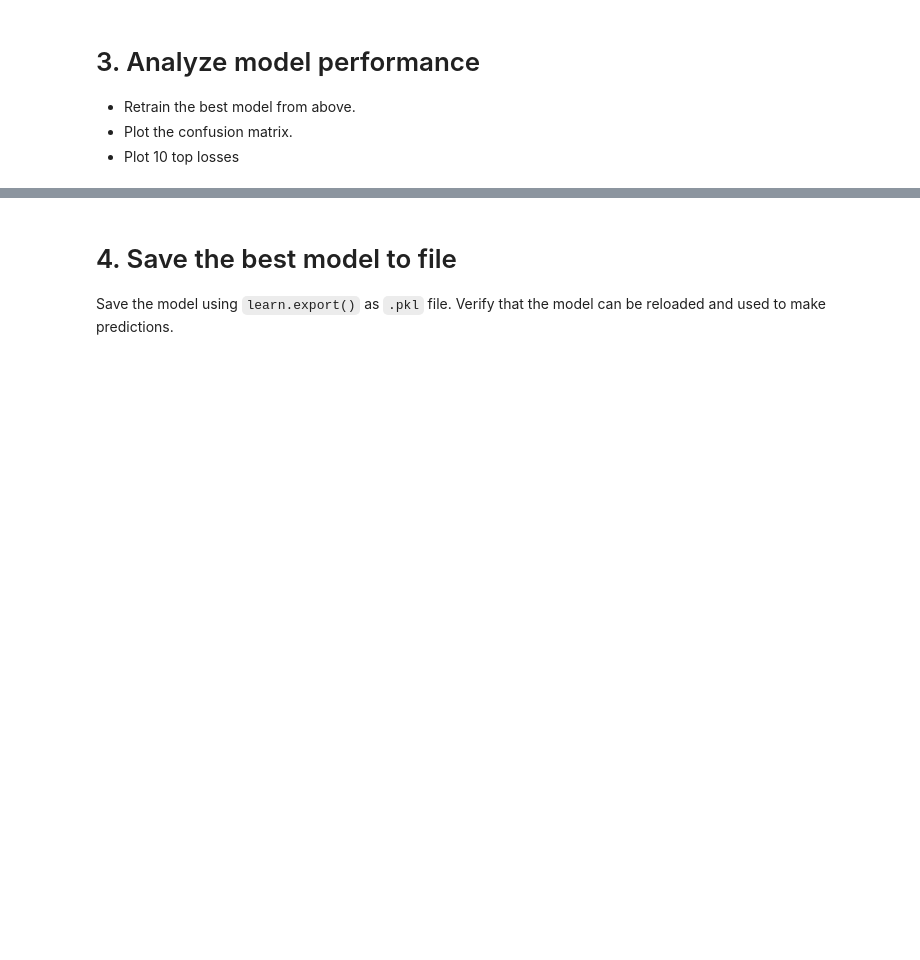
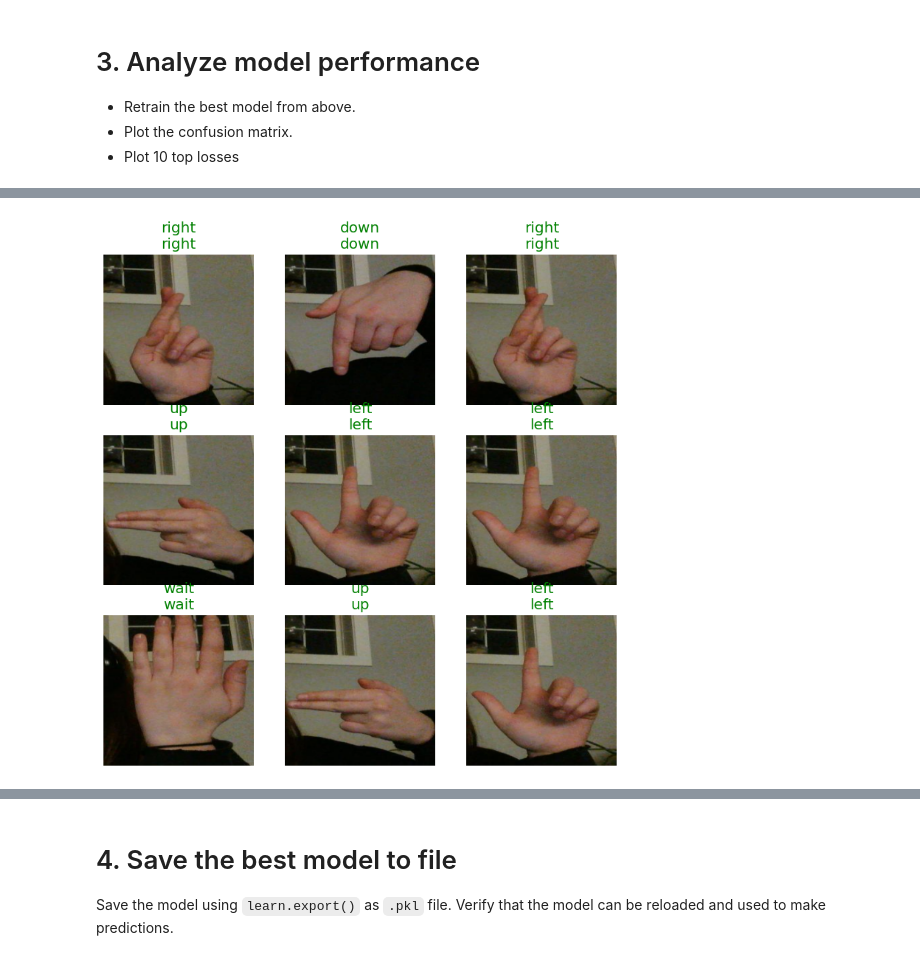
Before and after one commit to isabelconklin/ENDG310-Project-1-F2023, a Jupyter notebook: a3_model_training.ipynb, the cells around one changed output, grey strips where cells are left out. Drawn from its saved outputs; the diff is of its cells as text; code cells hidden in the pictures; blank space fills up the shorter version.

```diff
--- a/a3_model_training.ipynb
+++ b/a3_model_training.ipynb
@@ -8,8 +8,10 @@ OSError: [Errno 107] Transport endpoint is not connected: '/content/gdrive/My Dr
 # %%
+from fastai.vision.all import *
+
 # Connect to google drive to load images and save model
 from google.colab import drive
 drive.mount('/content/drive')
 
-path = Path('/content/gdrive/MyDrive/3rd_Year/ENDG_411/Assignment_3/gestures')
+path = Path('/content/drive/MyDrive/3rd_Year/ENDG_411/Assignment_3/gestures/')
 path.ls()
 # %% [output]
@@ -86,15 +88,3 @@ gestures = DataBlock(
 set_seed=set_seed(reproducible=True, s=7) #make results reproducible
 
 dls = gestures.dataloaders(path, bs=32)
-# %%
-lrs = {'small': 3e-5, 'medium': 3e-3, 'large': 1e-1} # define the learning rates
-
-# Train the model with each learning rate
-for name, lr in lrs.items():
-    print(f"Training with {name} learning rate: {lr}")
-
-    learn = vision_learner(dls, resnet18, metrics=error_rate) # reset weights each time
-    learn.fine_tune(12, lr) # set epochs and learning rate
-
-    print(f"Results for {name} learning rate:") # Show results
-    learn.recorder.plot_loss()
@@ -112,3 +162,6 @@ NameError: name 'vision_learner' is not defined
 - Retrain the best model from above.
 - Plot the confusion matrix.
 - Plot 10 top losses
+# %%
+    learn = vision_learner(dls, resnet18, metrics=error_rate) # reset weights each time
+    learn.fine_tune(7, 3e-3) # set epochs and learning rate
@@ -114,0 +179,5 @@ NameError: name 'vision_learner' is not defined
+# %%
+# top: actual
+# bottom: predicted
+learn.show_results()
+# %% [output]
@@ -114,0 +185 @@ NameError: name 'vision_learner' is not defined
+[figure, added]
```
Also changed, not shown: parts of 22 cells of this notebook.
